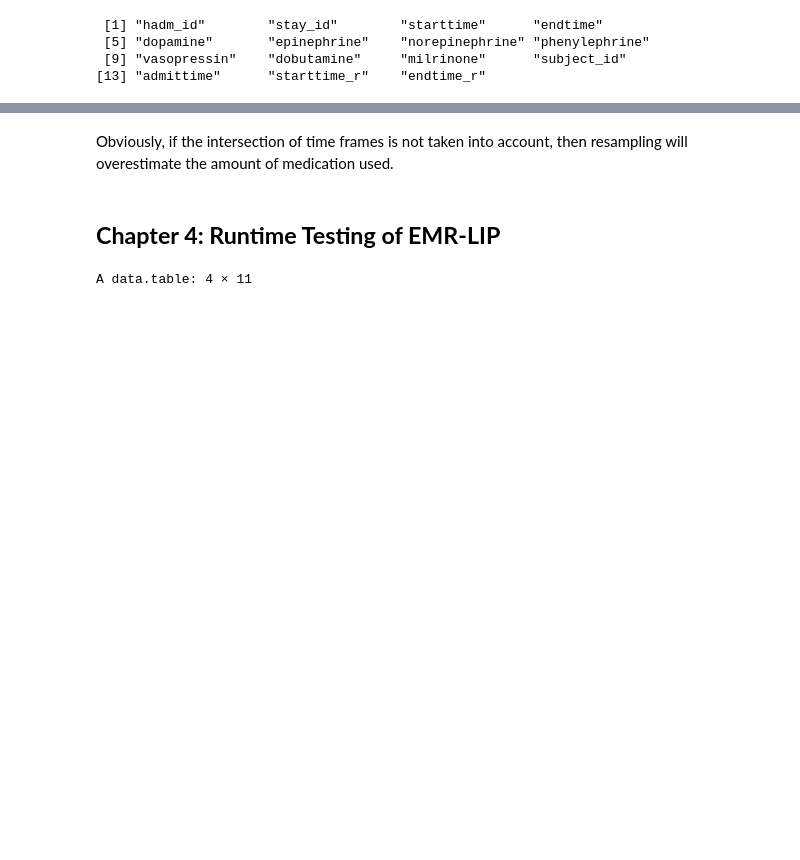
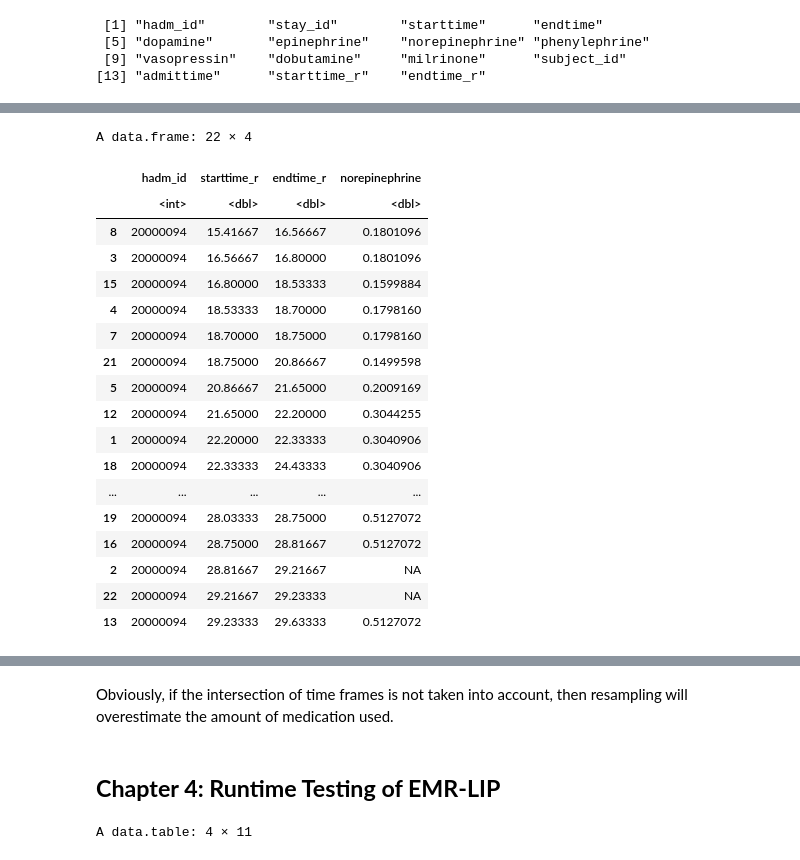
Before and after one commit to ljwa2323/EMR-LIP, a Jupyter notebook: demo_EMR-LIP.ipynb, the cells around one changed output, grey strips where cells are left out. Drawn from its saved outputs; the diff is of its cells as text; code cells hidden in the pictures; blank space fills up the shorter version.

```diff
--- a/demo_EMR-LIP.ipynb
+++ b/demo_EMR-LIP.ipynb
@@ -722,0 +738,22 @@ time_range <- 25:30
+# %%
+vaso_k[,c(1,14,15,7)]
+# %% [output]
+A data.frame: 22 × 4
+|  | hadm_id | starttime_r | endtime_r | norepinephrine |
+|  | <int> | <dbl> | <dbl> | <dbl> |
+| 8 | 20000094 | 15.41667 | 16.56667 | 0.1801096 |
+| 3 | 20000094 | 16.56667 | 16.80000 | 0.1801096 |
+| 15 | 20000094 | 16.80000 | 18.53333 | 0.1599884 |
+| 4 | 20000094 | 18.53333 | 18.70000 | 0.1798160 |
+| 7 | 20000094 | 18.70000 | 18.75000 | 0.1798160 |
+| 21 | 20000094 | 18.75000 | 20.86667 | 0.1499598 |
+| 5 | 20000094 | 20.86667 | 21.65000 | 0.2009169 |
+| 12 | 20000094 | 21.65000 | 22.20000 | 0.3044255 |
+| 1 | 20000094 | 22.20000 | 22.33333 | 0.3040906 |
+| 18 | 20000094 | 22.33333 | 24.43333 | 0.3040906 |
+| ... | ... | ... | ... | ... |
+| 19 | 20000094 | 28.03333 | 28.75000 | 0.5127072 |
+| 16 | 20000094 | 28.75000 | 28.81667 | 0.5127072 |
+| 2 | 20000094 | 28.81667 | 29.21667 | NA |
+| 22 | 20000094 | 29.21667 | 29.23333 | NA |
+| 13 | 20000094 | 29.23333 | 29.63333 | 0.5127072 |
```
Also changed, not shown: parts of 12 cells of this notebook.
